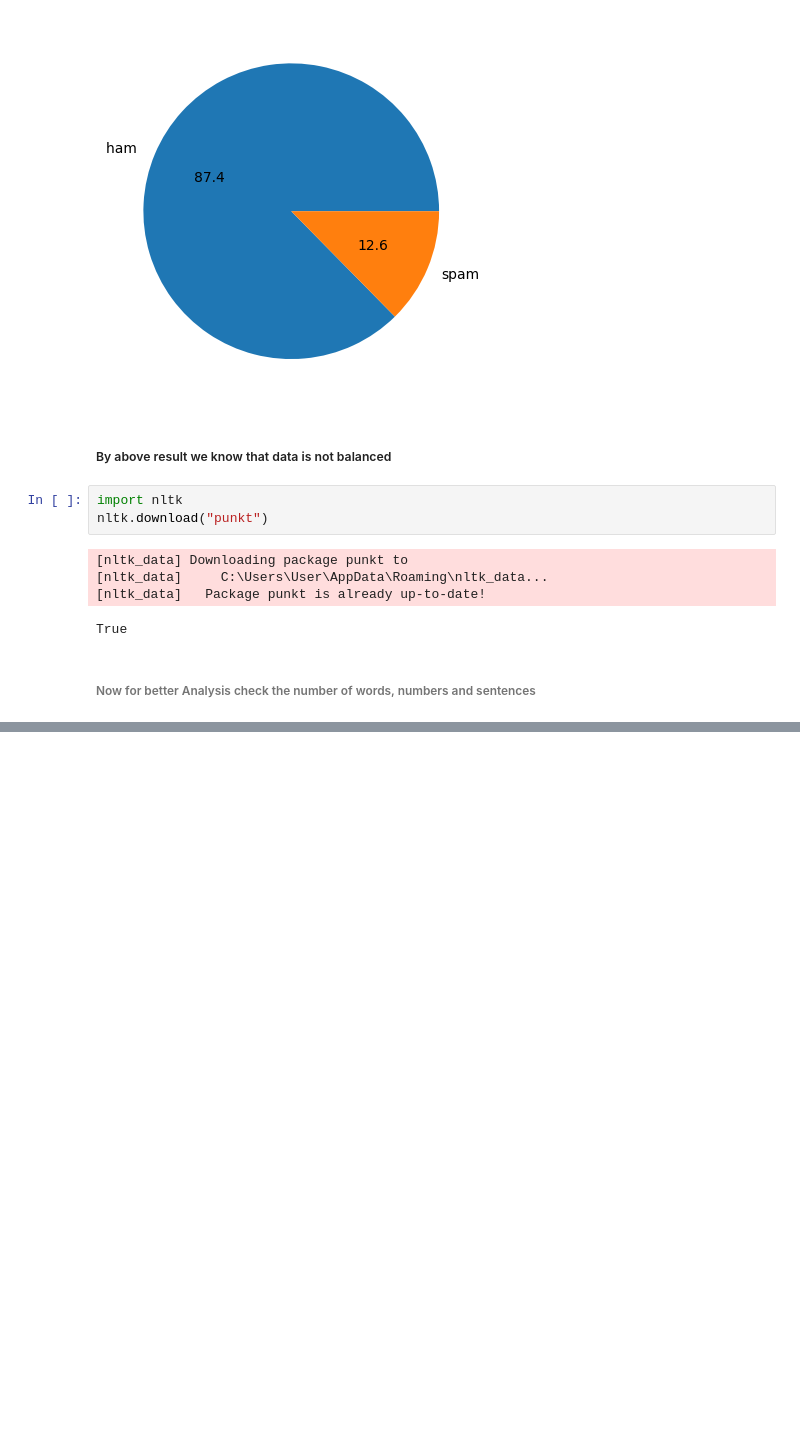
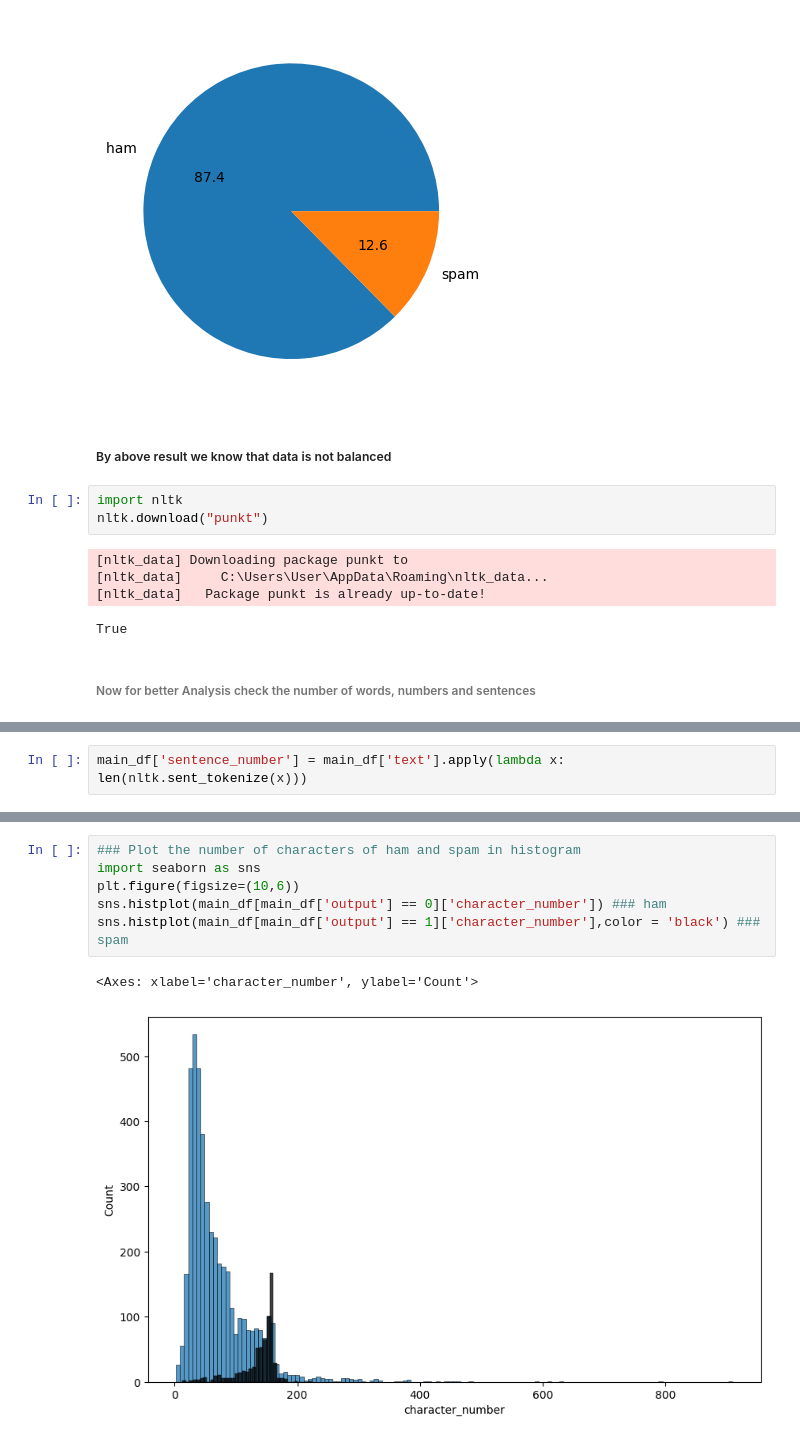
Before and after one commit to lalchhabi/Email_SMS_Spam_Detection, a Jupyter notebook: email_sms_classifier.ipynb, the cells around one changed output, grey strips where cells are left out. Saved outputs shown, nothing was run; the diff lists cells and outputs as text; blank space fills up the shorter version.

```diff
--- a/email_sms_classifier.ipynb
+++ b/email_sms_classifier.ipynb
@@ -144,0 +160,2 @@ main_df['output'].appl
+# %%
+main_df['sentence_number'] = main_df['text'].apply(lambda x: len(nltk.sent_tokenize(x)))
@@ -144,0 +243,9 @@ main_df['output'].appl
+# %%
+### Plot the number of characters of ham and spam in histogram
+import seaborn as sns
+plt.figure(figsize=(10,6))
+sns.histplot(main_df[main_df['output'] == 0]['character_number']) ### ham
+sns.histplot(main_df[main_df['output'] == 1]['character_number'],color = 'black') ### spam
+# %% [output]
+<Axes: xlabel='character_number', ylabel='Count'>
+[figure, added]
```
Also changed, not shown: parts of 18 cells of this notebook.
